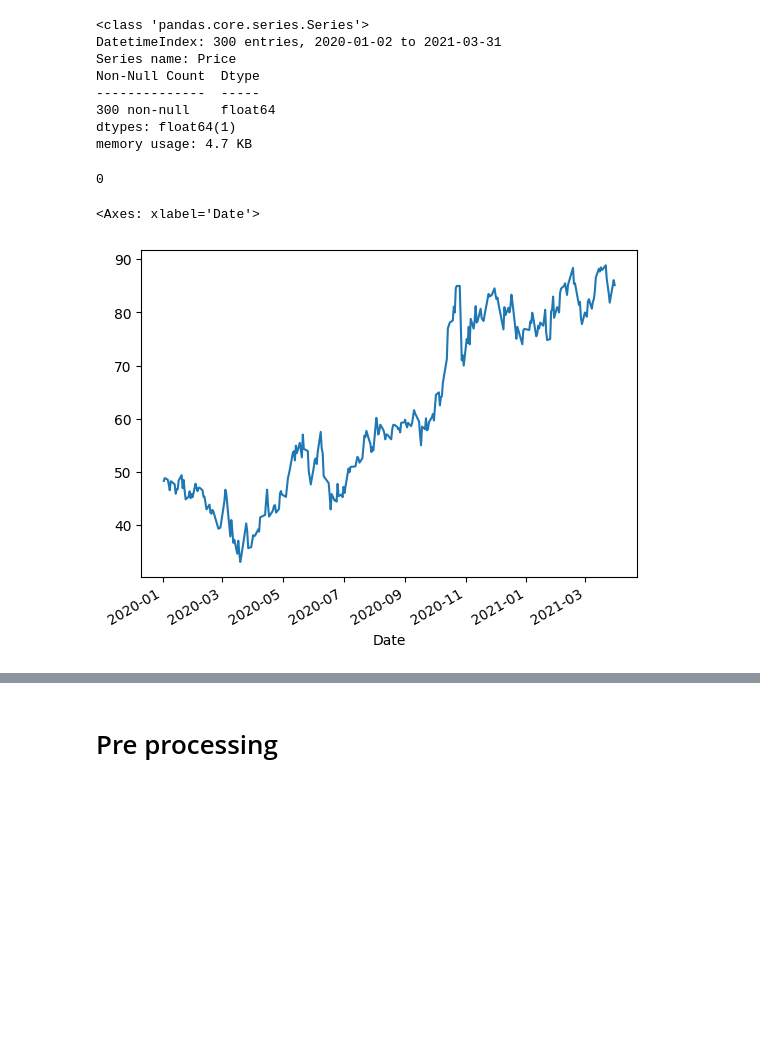
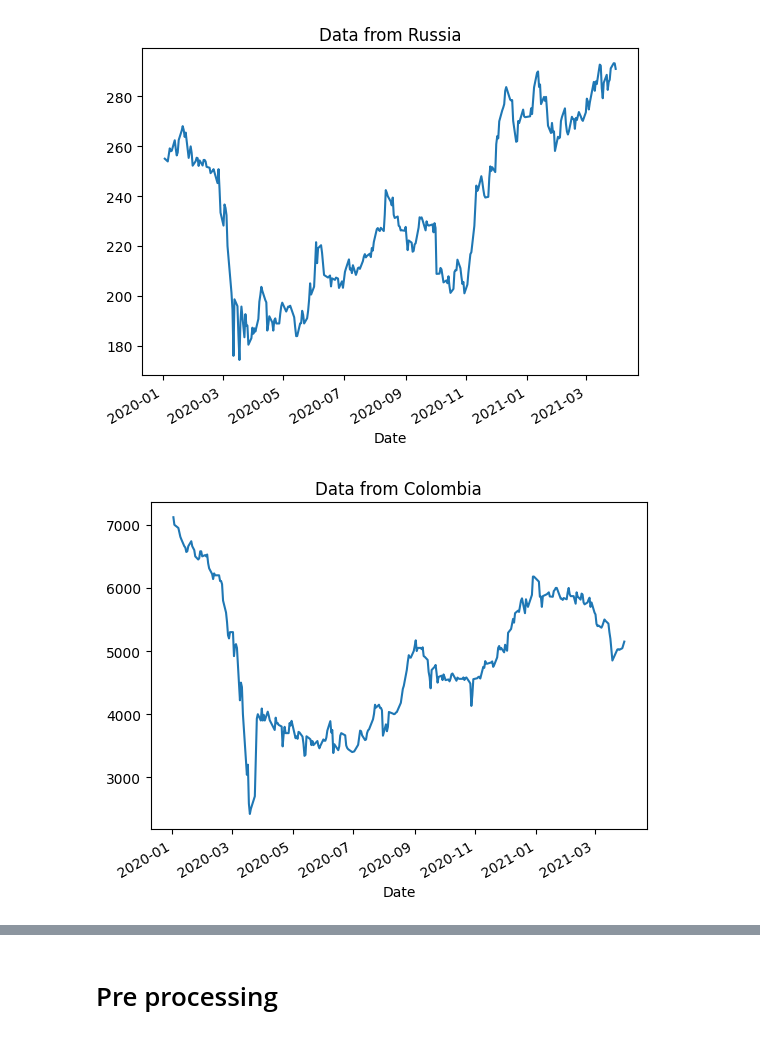
Before and after one commit to Ilvecho/Value-Investor, a Jupyter notebook: Project_5.ipynb, the cells around one changed output, grey strips where cells are left out. Saved outputs shown, nothing was run; the diff lists cells and outputs as text; code cells hidden in the pictures; blank space fills up the shorter version.

```diff
--- a/Project_5.ipynb
+++ b/Project_5.ipynb
@@ -14,4 +24,6 @@ Saving 2020Q1Q2Q3Q4-2021Q1 - Argentina - Pampa Energia SA (PAMP).csv to 2020Q1Q2
 # %%
-data = pd.read_csv("2020Q1Q2Q3Q4-2021Q1 - Argentina - Pampa Energia SA (PAMP).csv")[:-1]
-data['Date'] = pd.to_datetime(data['Date'])
-data.set_index('Date', inplace=True)
+tmp_data = pd.read_csv('2020Q1Q2Q3Q4-2021Q1 - Colombia - Cementos Argos SA (CCB).csv')[:-1]
+tmp_data['Date'] = pd.to_datetime(tmp_data['Date'])
+tmp_data.set_index('Date', inplace=True)
+price = tmp_data.Price.apply(lambda x: x.replace(',', ''))
+price.astype(float)
@@ -40,20 +43,0 @@ Name: Price, dtype: float64
-# %%
-price.info()
-# %% [output]
-<class 'pandas.core.series.Series'>
-DatetimeIndex: 300 entries, 2020-01-02 to 2021-03-31
-Series name: Price
-Non-Null Count  Dtype
---------------  -----
-300 non-null    float64
-dtypes: float64(1)
-memory usage: 4.7 KB
-# %%
-price.isnull().sum()
-# %% [output]
-0
-# %%
-price.plot()
-# %% [output]
-<Axes: xlabel='Date'>
-[figure, removed]
@@ -59,0 +66,9 @@ price.plot()
+# %%
+for key in data.keys():
+  fig = plt.Figure()
+  ax = data[key].plot()
+  ax.set_title(f'Data from {key}')
+  plt.show()
+# %% [output]
+[figure, added]
+[figure, added]
```
Also changed, not shown: parts of 13 cells of this notebook.
